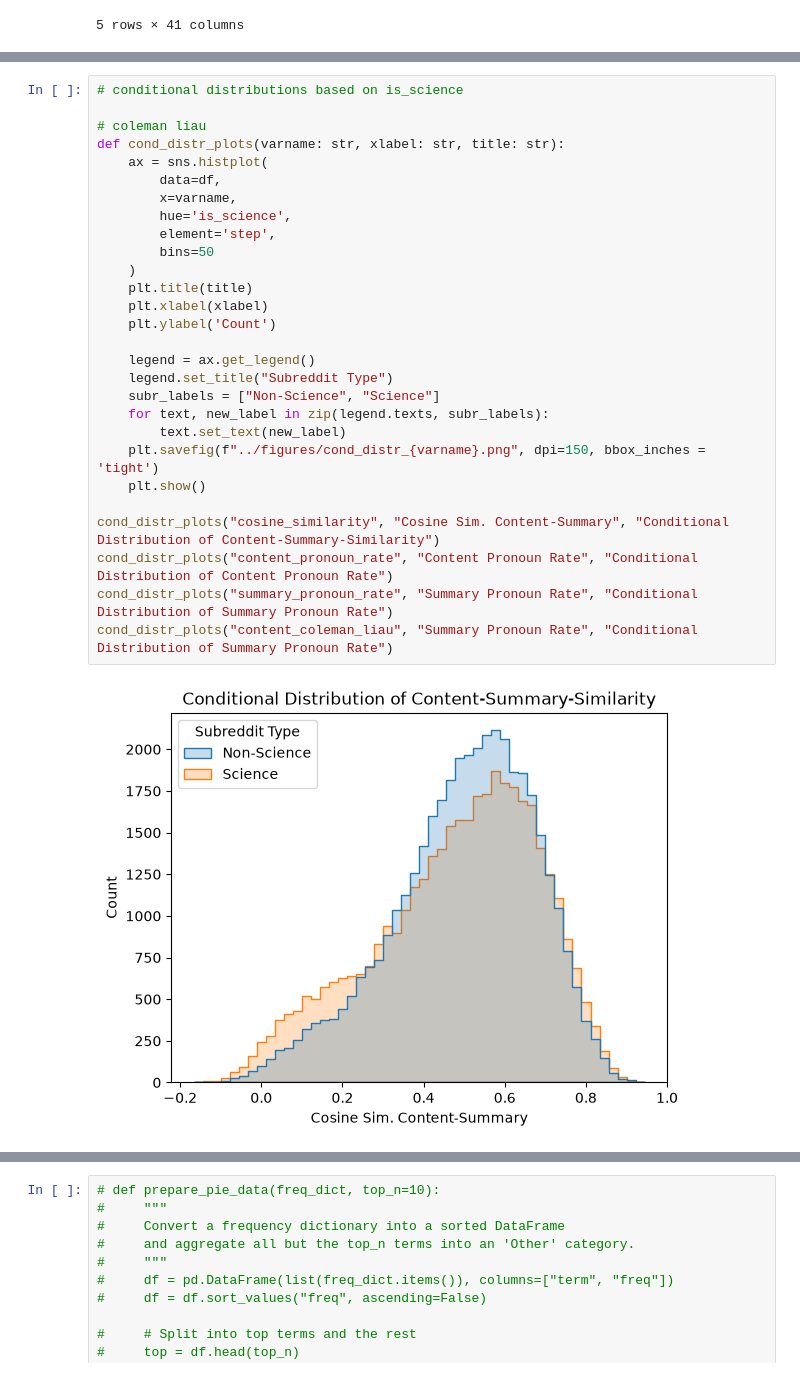
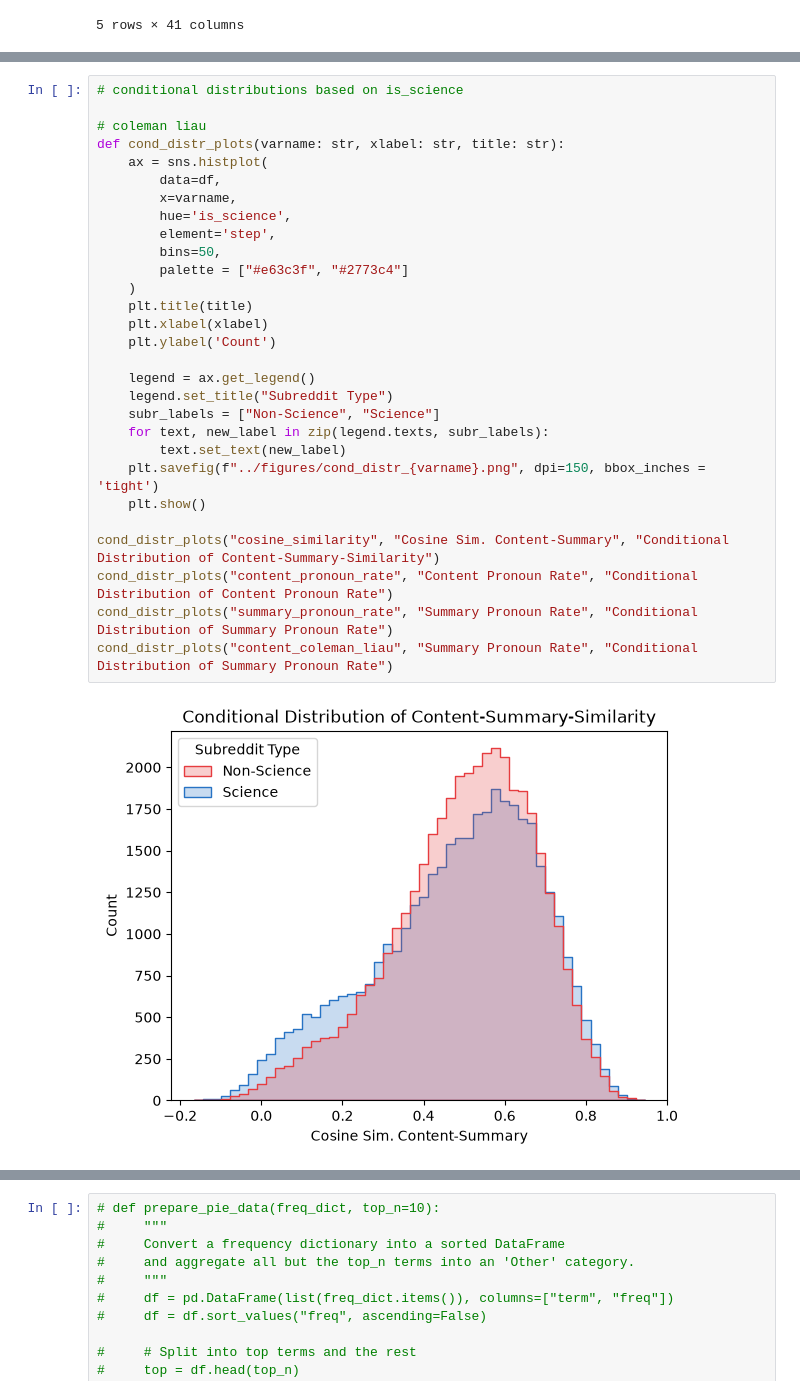
Before and after one commit to LudwigAKunz/docana-project-report, a Jupyter notebook: code/analysis.ipynb, the cells around one changed output, grey strips where cells are left out. Saved outputs shown, nothing was run; the diff lists cells and outputs as text.

```diff
--- a/code/analysis.ipynb
+++ b/code/analysis.ipynb
@@ -105,30 +106,31 @@ plt.show()
 # %%
 # conditional distributions based on is_science
 
 # coleman liau
 def cond_distr_plots(varname: str, xlabel: str, title: str):
     ax = sns.histplot(
         data=df,
         x=varname,
         hue='is_science',
         element='step',
-        bins=50
+        bins=50,
+        palette = ["#e63c3f", "#2773c4"]
     )
     plt.title(title)
     plt.xlabel(xlabel)
     plt.ylabel('Count')
 
     legend = ax.get_legend()
     legend.set_title("Subreddit Type")
     subr_labels = ["Non-Science", "Science"]
     for text, new_label in zip(legend.texts, subr_labels):
         text.set_text(new_label)
     plt.savefig(f"../figures/cond_distr_{varname}.png", dpi=150, bbox_inches = 'tight')
     plt.show()
 
 cond_distr_plots("cosine_similarity", "Cosine Sim. Content-Summary", "Conditional Distribution of Content-Summary-Similarity")
 cond_distr_plots("content_pronoun_rate", "Content Pronoun Rate", "Conditional Distribution of Content Pronoun Rate")
 cond_distr_plots("summary_pronoun_rate", "Summary Pronoun Rate", "Conditional Distribution of Summary Pronoun Rate")
 cond_distr_plots("content_coleman_liau", "Summary Pronoun Rate", "Conditional Distribution of Summary Pronoun Rate")
 # %% [output]
-[figure, old version]
+[figure, new version]
```
Also changed, not shown: parts of 4 cells of this notebook, 6 other files.
